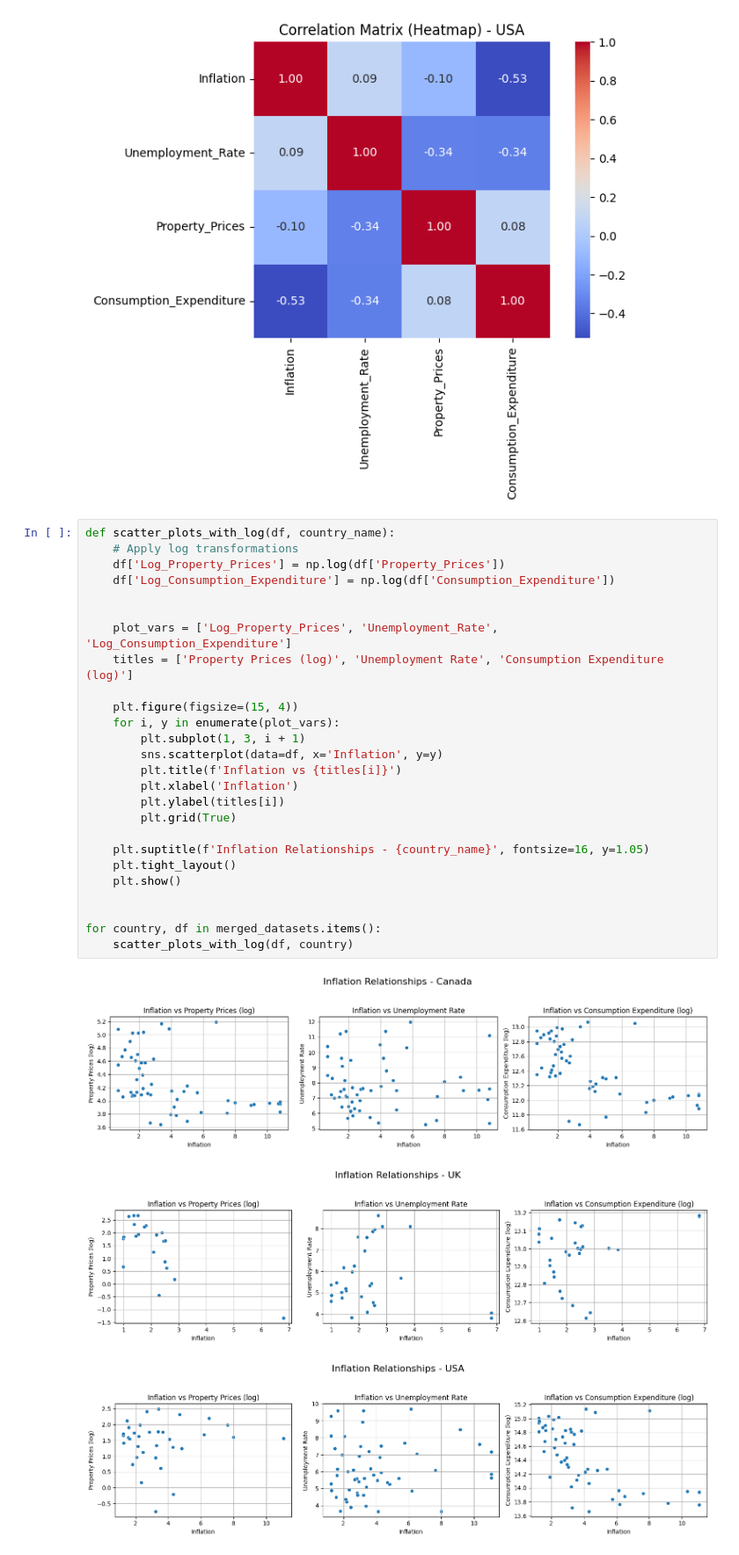
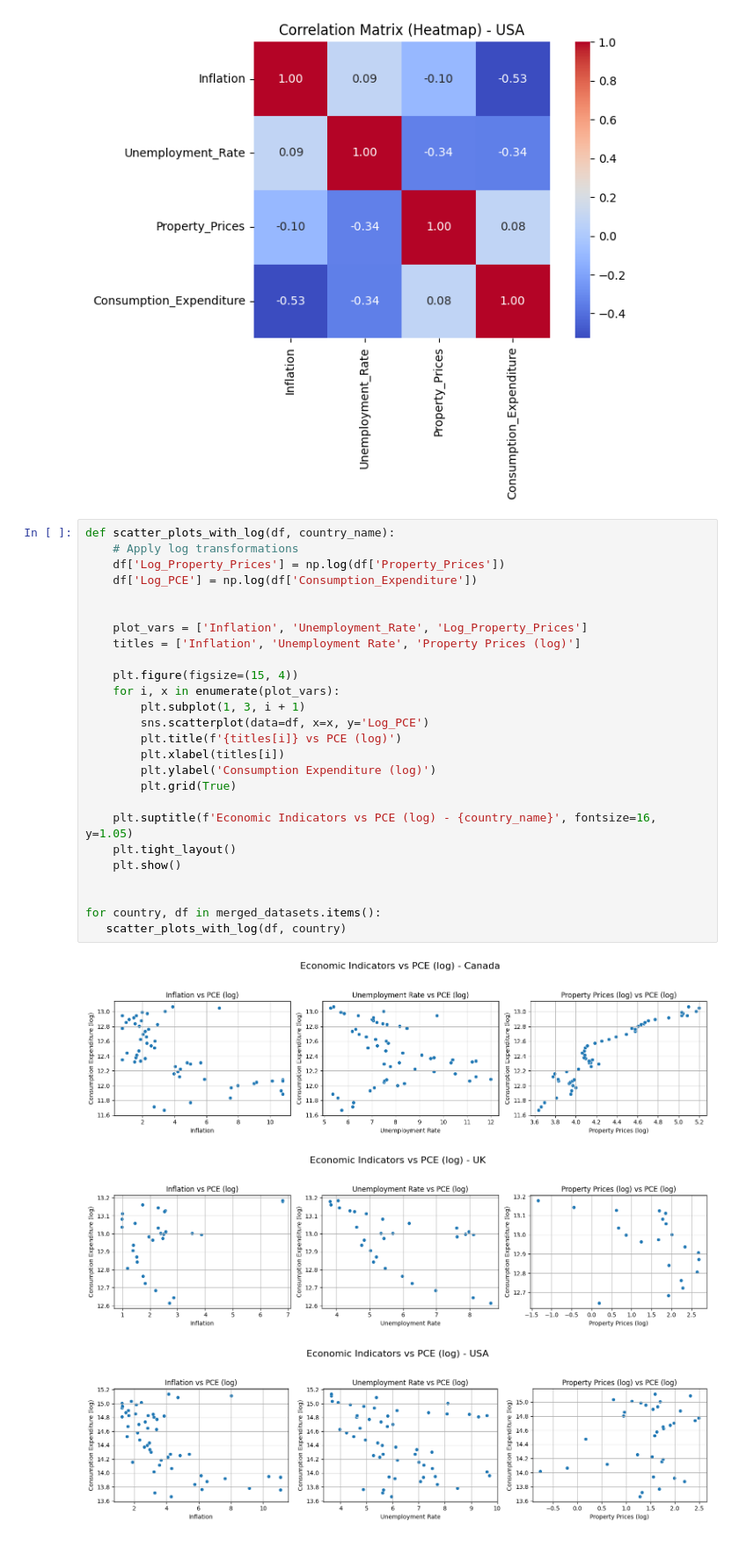
Before and after one commit to kayaihsan/Economic-Factors-and-Their-Impact-on-Personal-Consumption-Expenditure, a Jupyter notebook: code.ipynb, the cells around one changed output. Shown at 88% size. Cells and saved outputs as stored; diff of their text form.

```diff
--- a/code.ipynb
+++ b/code.ipynb
@@ -270,30 +281,30 @@ Consumption_Expenditure                 1.000000
 # %%
 def scatter_plots_with_log(df, country_name):
     # Apply log transformations
     df['Log_Property_Prices'] = np.log(df['Property_Prices'])
-    df['Log_Consumption_Expenditure'] = np.log(df['Consumption_Expenditure'])
+    df['Log_PCE'] = np.log(df['Consumption_Expenditure'])
 
 
-    plot_vars = ['Log_Property_Prices', 'Unemployment_Rate', 'Log_Consumption_Expenditure']
-    titles = ['Property Prices (log)', 'Unemployment Rate', 'Consumption Expenditure (log)']
+    plot_vars = ['Inflation', 'Unemployment_Rate', 'Log_Property_Prices']
+    titles = ['Inflation', 'Unemployment Rate', 'Property Prices (log)']
 
     plt.figure(figsize=(15, 4))
-    for i, y in enumerate(plot_vars):
+    for i, x in enumerate(plot_vars):
         plt.subplot(1, 3, i + 1)
-        sns.scatterplot(data=df, x='Inflation', y=y)
-        plt.title(f'Inflation vs {titles[i]}')
-        plt.xlabel('Inflation')
-        plt.ylabel(titles[i])
+        sns.scatterplot(data=df, x=x, y='Log_PCE')
+        plt.title(f'{titles[i]} vs PCE (log)')
+        plt.xlabel(titles[i])
+        plt.ylabel('Consumption Expenditure (log)')
         plt.grid(True)
 
-    plt.suptitle(f'Inflation Relationships - {country_name}', fontsize=16, y=1.05)
+    plt.suptitle(f'Economic Indicators vs PCE (log) - {country_name}', fontsize=16, y=1.05)
     plt.tight_layout()
     plt.show()
 
 
 for country, df in merged_datasets.items():
-    scatter_plots_with_log(df, country)
+   scatter_plots_with_log(df, country)
 # %% [output]
-[figure, old version]
+[figure, new version]
-[figure, old version]
+[figure, new version]
-[figure, old version]
+[figure, new version]
```
Also changed, not shown: parts of 8 cells of this notebook.
